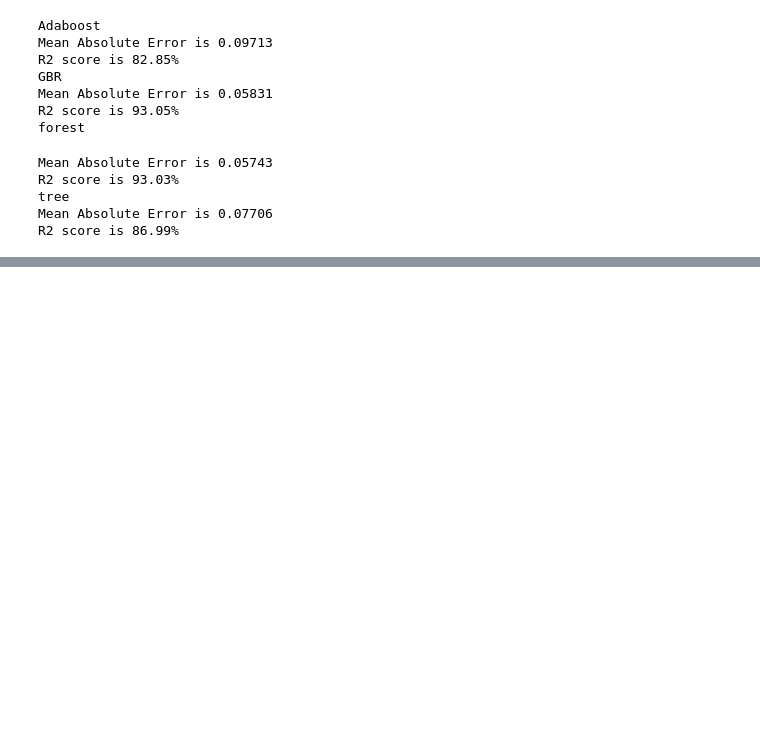
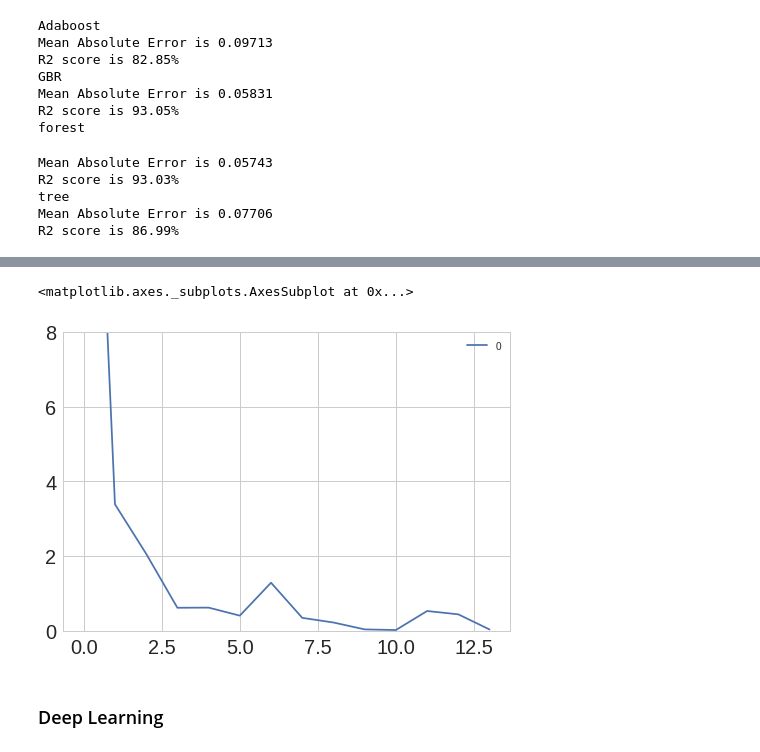
Before and after one commit to rachit-shah/pubg-player-placement-prediction, a Jupyter notebook: ALDA_P09_PUBG_PLAYER_PREDICTION.ipynb, the cells around one changed output, grey strips where cells are left out. Saved outputs shown, nothing was run; the diff lists cells and outputs as text; code cells hidden in the pictures; blank space fills up the shorter version.

```diff
--- a/ALDA_P09_PUBG_PLAYER_PREDICTION.ipynb
+++ b/ALDA_P09_PUBG_PLAYER_PREDICTION.ipynb
@@ -942,0 +949,6 @@ R2 score is 86.99%
+# %%
+mlp = MLPRegressor(activation = 'relu',
+                               max_iter=10000,learning_rate='adaptive',
+                               tol=0.0,warm_start=True,solver='adam', verbose=True)
+mlp.fit(X_train,y_train)
+calculate_error(mlp,"MLP")
@@ -942,0 +974,7 @@ R2 score is 86.99%
+# %%
+pd.DataFrame(mlp.loss_curve_).plot(ylim=[0,8])
+# %% [output]
+<matplotlib.axes._subplots.AxesSubplot at 0x...>
+[figure, added]
+# %% [markdown]
+### Deep Learning
```
Also changed, not shown: parts of 17 cells of this notebook.
